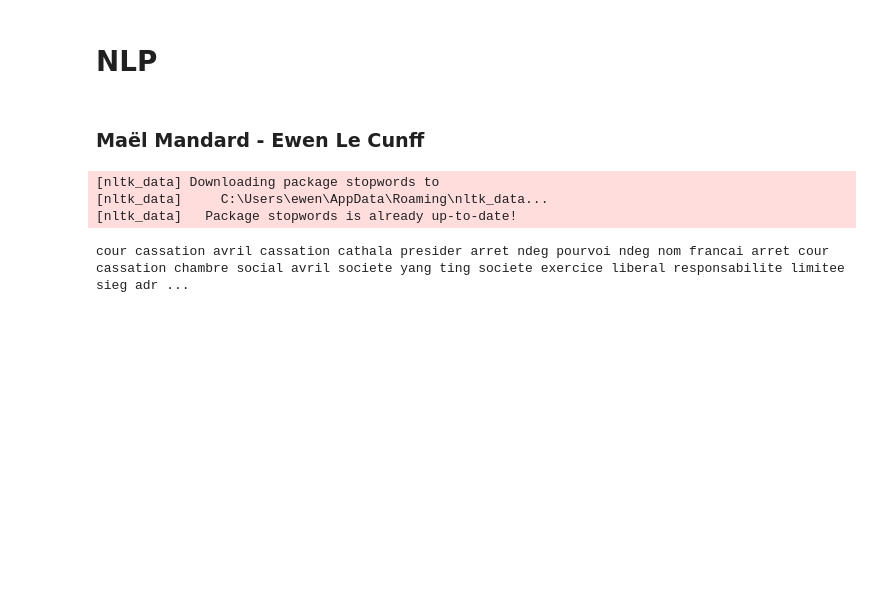
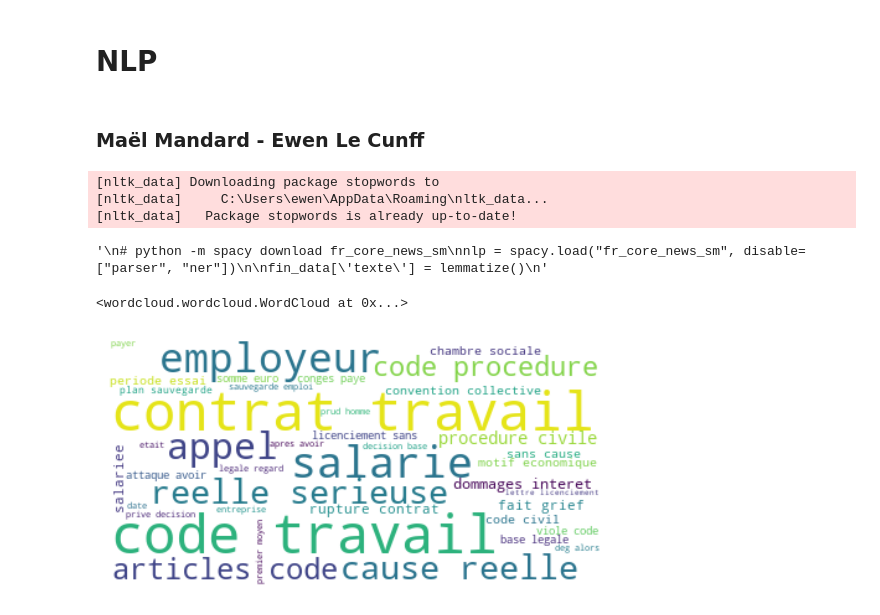
Before and after one commit to elecunff/M2_NLP_Mandard_LeCunff, a Jupyter notebook: Script/NLP.ipynb, the cells around one changed output. Saved outputs shown, nothing was run; the diff lists cells and outputs as text; code cells hidden in the pictures; blank space fills up the shorter version.

```diff
--- a/Script/NLP.ipynb
+++ b/Script/NLP.ipynb
@@ -77,22 +79,37 @@ fin_data['texte'] = fin_data['texte'].apply(lambda x: clean_text(x))
 nltk.download('stopwords')
 stop_words = set(stopwords.words('french'))
 liste_stop = ['b', 'e', 'f', 'g', 'h', 'i', 'j', 'l', 'm', 'n', 'o', 'soc', 'cds', 'r', 'p', 'u', 'q',
-              'peuple', 'fs', 'audience', 'publique']
+              'peuple', 'fs', 'audience', 'publique', 'mm', 'mme', 'mr', 'cour', 'cassation', 'article',
+              'monsieur', 'x', 'arret', 'janvier', 'fevrier', 'mars', 'avril', 'mai', 'juin', 'juillet',
+              'aout', 'septembre', 'octobre', 'novembre', 'decembre', 'dont', 'lors', 'meme', 'apos', 'ni',
+              'celui', 'ci', 'celle', 'cette', 'ete', 'peut']
 stop_words.update(liste_stop)
 
 fin_data['texte'] = fin_data['texte'].apply(supprime_stopwords)
 
 fin_data['texte'] = fin_data['texte'].apply(supprime_espace)
-
+"""
 # python -m spacy download fr_core_news_sm
 nlp = spacy.load("fr_core_news_sm", disable=["parser", "ner"])
 
 fin_data['texte'] = lemmatize()
+"""
 # %% [output]
 [nltk_data] Downloading package stopwords to
 [nltk_data]     C:\Users\ewen\AppData\Roaming\nltk_data...
 [nltk_data]   Package stopwords is already up-to-date!
+'\n# python -m spacy download fr_core_news_sm\nnlp = spacy.load("fr_core_news_sm", disable=["parser", "ner"])\n\nfin_data[\'texte\'] = lemmatize()\n'
 # %%
-print(fin_data['texte'][0])
+print(fin_data['texte'][550])
-# %% [output]
-cour cassation avril cassation cathala presider arret ndeg pourvoi ndeg nom francai arret cour cassation chambre social avril societe yang ting societe exercice liberal responsabilite limitee sieg adr ...
+# %%
+wordcloud = WordCloud(background_color="white", max_words = 40)
+text = " ".join(fin_data['texte'].tolist())
+wordcloud.generate(text)
+# %% [output]
+<wordcloud.wordcloud.WordCloud at 0x...>
+# %%
+plt.imshow(wordcloud, interpolation='bilinear')
+plt.axis('off')
+plt.show()
+# %% [output]
+[figure, added]
```
Also changed, not shown: parts of 1 cell of this notebook.
